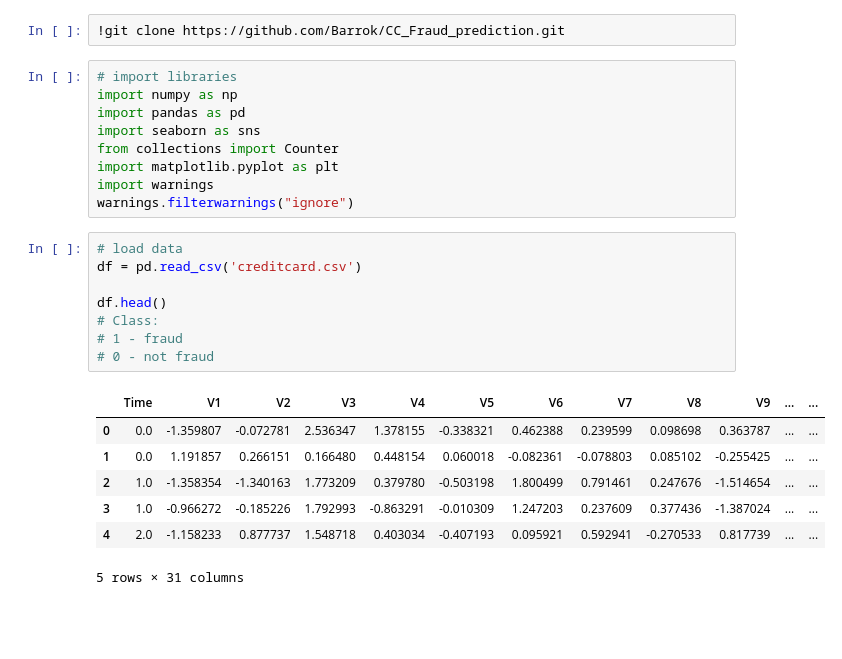
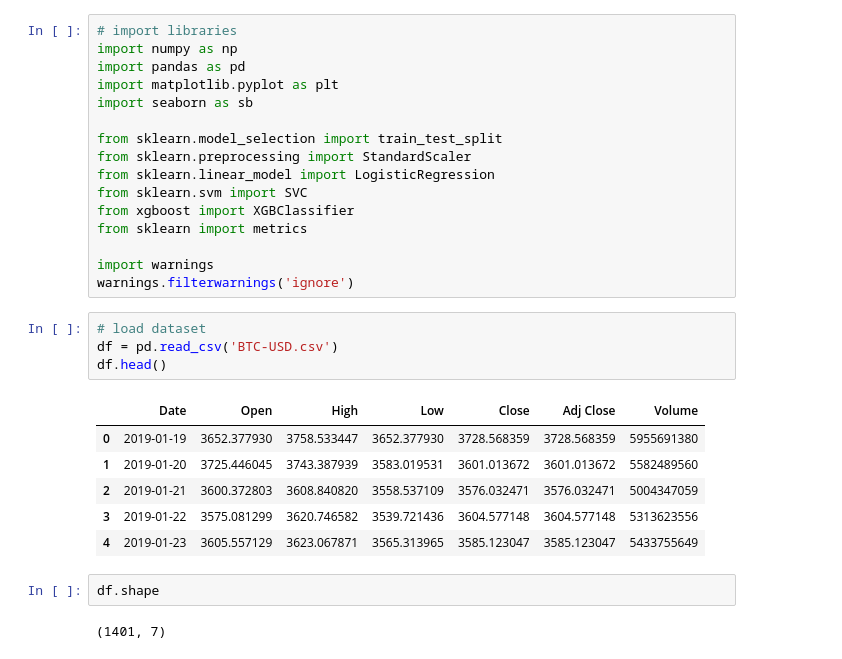
Before and after one commit to Barrok/BTC_price_prediction, a Jupyter notebook: script.ipynb, the cells around one changed output. Cells and saved outputs as stored; diff of their text form; blank space fills up the shorter version.

```diff
--- a/script.ipynb
+++ b/script.ipynb
@@ -1,32 +1,36 @@
 # %% [markdown]
 <a href="https://colab.research.google.com/github/Barrok/BTC_price_prediction/blob/main/script.ipynb" target="_parent"><img src="https://colab.research.google.com/assets/colab-badge.svg" alt="Open In Colab"/></a>
-# %%
-!git clone https://github.com/Barrok/CC_Fraud_prediction.git
 # %%
 # import libraries
 import numpy as np
 import pandas as pd
-import seaborn as sns
-from collections import Counter
 import matplotlib.pyplot as plt
+import seaborn as sb
+
+from sklearn.model_selection import train_test_split
+from sklearn.preprocessing import StandardScaler
+from sklearn.linear_model import LogisticRegression
+from sklearn.svm import SVC
+from xgboost import XGBClassifier
+from sklearn import metrics
+
 import warnings
-warnings.filterwarnings("ignore")
+warnings.filterwarnings('ignore')
 # %%
-# load data
-df = pd.read_csv('creditcard.csv')
-
+# load dataset
+df = pd.read_csv('BTC-USD.csv')
 df.head()
-# Class:
-# 1 - fraud
-# 0 - not fraud
 # %% [output]
-|  | Time | V1 | V2 | V3 | V4 | V5 | V6 | V7 | V8 | V9 | ... | ... |
-| 0 | 0.0 | -1.359807 | -0.072781 | 2.536347 | 1.378155 | -0.338321 | 0.462388 | 0.239599 | 0.098698 | 0.363787 | ... | ... |
-| 1 | 0.0 | 1.191857 | 0.266151 | 0.166480 | 0.448154 | 0.060018 | -0.082361 | -0.078803 | 0.085102 | -0.255425 | ... | ... |
-| 2 | 1.0 | -1.358354 | -1.340163 | 1.773209 | 0.379780 | -0.503198 | 1.800499 | 0.791461 | 0.247676 | -1.514654 | ... | ... |
-| 3 | 1.0 | -0.966272 | -0.185226 | 1.792993 | -0.863291 | -0.010309 | 1.247203 | 0.237609 | 0.377436 | -1.387024 | ... | ... |
-| 4 | 2.0 | -1.158233 | 0.877737 | 1.548718 | 0.403034 | -0.407193 | 0.095921 | 0.592941 | -0.270533 | 0.817739 | ... | ... |
+|  | Date | Open | High | Low | Close | Adj Close | Volume |
+| 0 | 2019-01-19 | 3652.377930 | 3758.533447 | 3652.377930 | 3728.568359 | 3728.568359 | 5955691380 |
+| 1 | 2019-01-20 | 3725.446045 | 3743.387939 | 3583.019531 | 3601.013672 | 3601.013672 | 5582489560 |
+| 2 | 2019-01-21 | 3600.372803 | 3608.840820 | 3558.537109 | 3576.032471 | 3576.032471 | 5004347059 |
+| 3 | 2019-01-22 | 3575.081299 | 3620.746582 | 3539.721436 | 3604.577148 | 3604.577148 | 5313623556 |
+| 4 | 2019-01-23 | 3605.557129 | 3623.067871 | 3565.313965 | 3585.123047 | 3585.123047 | 5433755649 |
-5 rows × 31 columns
+# %%
+df.shape
+# %% [output]
+(1401, 7)
 # %%
 df.describe()
 # %% [output]
```
Also changed, not shown: parts of 18 cells of this notebook.
